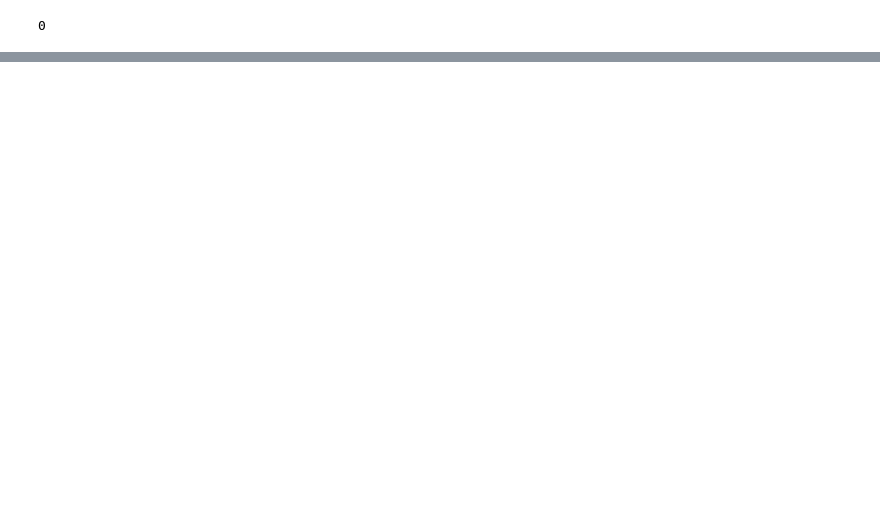
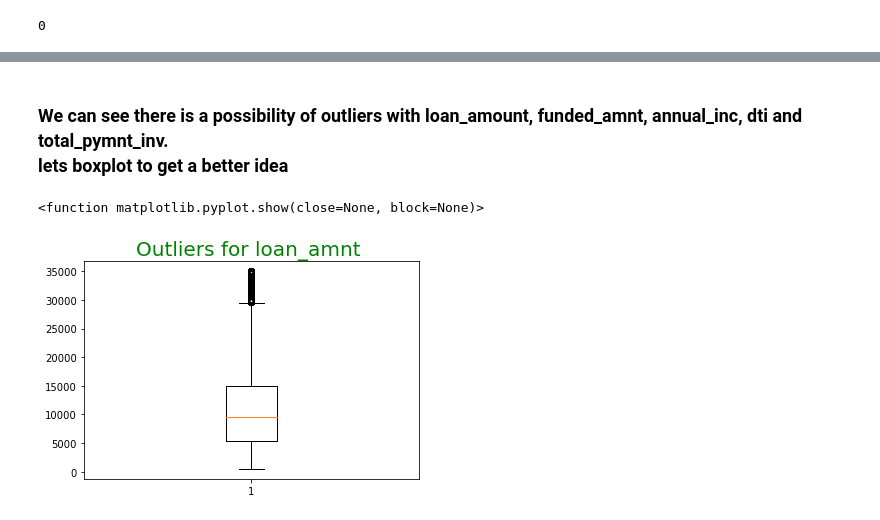
Before and after one commit to akashmannathu/lending-club-case-study, a Jupyter notebook: lending-club.ipynb, the cells around one changed output, grey strips where cells are left out. Cells and saved outputs as stored; diff of their text form; code cells hidden in the pictures; blank space fills up the shorter version.

Commit message:
added formatting and resolved outliers

```diff
--- a/lending-club.ipynb
+++ b/lending-club.ipynb
@@ -298,0 +315,10 @@ array([' 36 months', ' 60 months'], dtype=object)
+# %% [markdown]
+### We can see there is a possibility of outliers with loan_amount, funded_amnt, annual_inc, dti and total_pymnt_inv.  <br/>lets boxplot to get a better idea
+# %%
+plt.boxplot(df['loan_amnt'])
+plt.title("Outliers for loan_amnt ", fontdict={'fontsize': 20, 'fontweight' : 5, 'color' : 'Green'})
+
+plt.show
+# %% [output]
+<function matplotlib.pyplot.show(close=None, block=None)>
+[figure, added]
```
Also changed, not shown: parts of 52 cells of this notebook, 1 other file.
